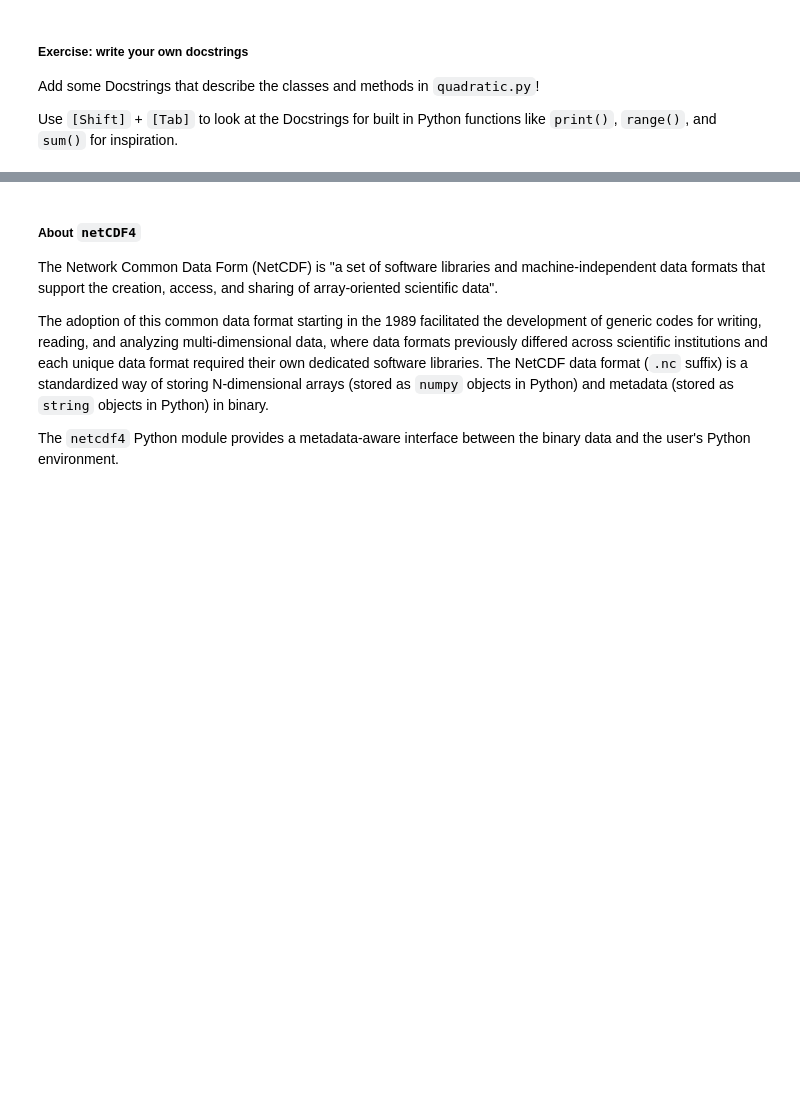
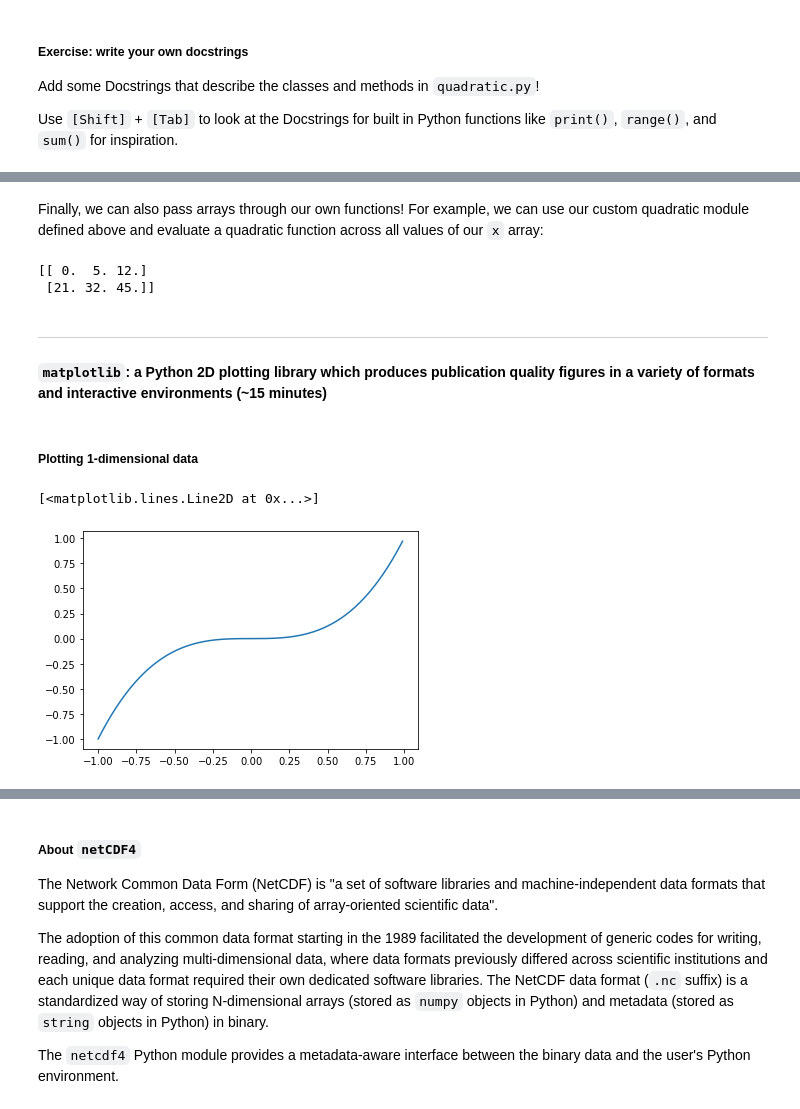
Before and after one commit to PraCTES/MIT-PraCTES, a Jupyter notebook: demos/Lecture02_Objects_and_data_analysis/Lecture02_python_objects_and_data_analysis.ipynb, the cells around one changed output, grey strips where cells are left out. Saved outputs shown, nothing was run; the diff lists cells and outputs as text; code cells hidden in the pictures; blank space fills up the shorter version.

```diff
--- a/demos/Lecture02_Objects_and_data_analysis/Lecture02_python_objects_and_data_analysis.ipynb
+++ b/demos/Lecture02_Objects_and_data_analysis/Lecture02_python_objects_and_data_analysis.ipynb
@@ -355,2 +449,24 @@ import numpy as np
+# %% [markdown]
+Finally, we can also pass arrays through our own functions! For example, we can use our custom quadratic module defined above and evaluate a quadratic function across all values of our `x` array:
+# %%
+q = quadratic.quadratic(1., 2., -3.)
+y = q.evaluate(x)
+print(y)
+# %% [output]
+[[ 0.  5. 12.]
+ [21. 32. 45.]]
+# %% [markdown]
+<hr>
+
+#### `matplotlib`: a Python 2D plotting library which produces publication quality figures in a variety of formats and interactive environments (~15 minutes)
 # %%
 import matplotlib.pyplot as plt
+# %% [markdown]
+##### Plotting 1-dimensional data
+# %%
+x = np.arange(-1., 1., 0.01)
+y = x**3
+plt.plot(x, y)
+# %% [output]
+[<matplotlib.lines.Line2D at 0x...>]
+[figure, added]
```
Also changed, not shown: parts of 58 cells of this notebook, 5 other files.
